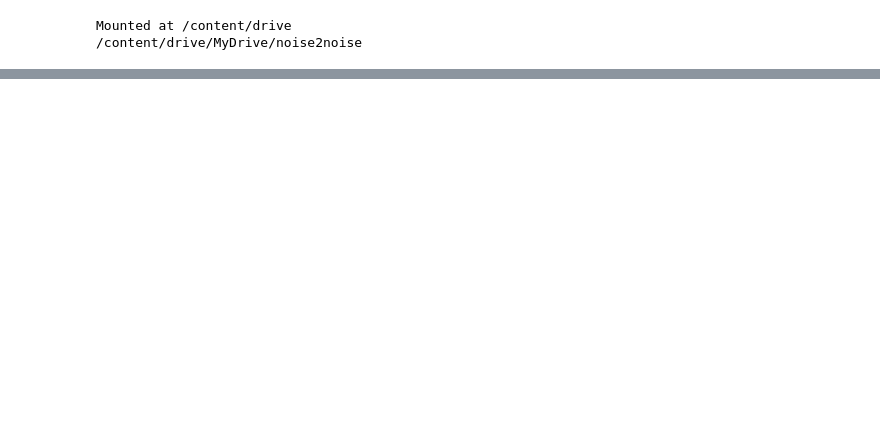
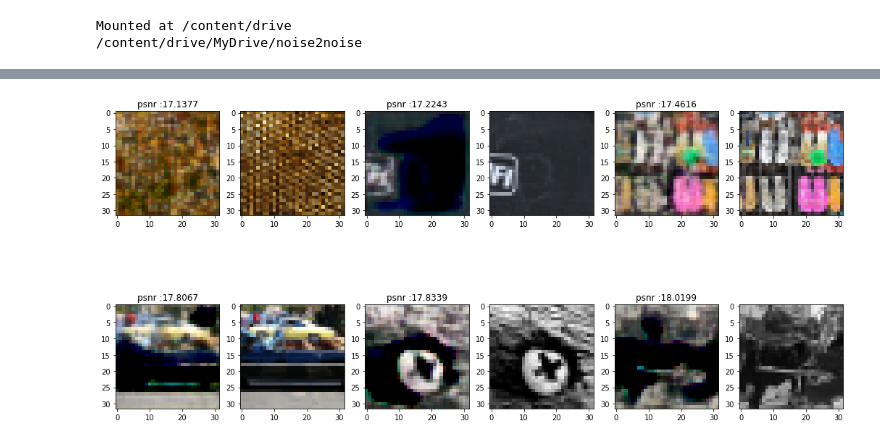
Before and after one commit to thurgarion2/noise2noise, a Jupyter notebook: _architecture_test.ipynb, the cells around one changed output, grey strips where cells are left out. Saved outputs shown, nothing was run; the diff lists cells and outputs as text; code cells hidden in the pictures; blank space fills up the shorter version.

```diff
--- a/_architecture_test.ipynb
+++ b/_architecture_test.ipynb
@@ -89,0 +118,4 @@ plot_psnr_distribution(model, validation)
+# %%
+show_worst(model, validation, nb_cols=3, nb_rows=2)
+# %% [output]
+[figure, added]
```
Also changed, not shown: parts of 10 cells of this notebook, 1 other file.
